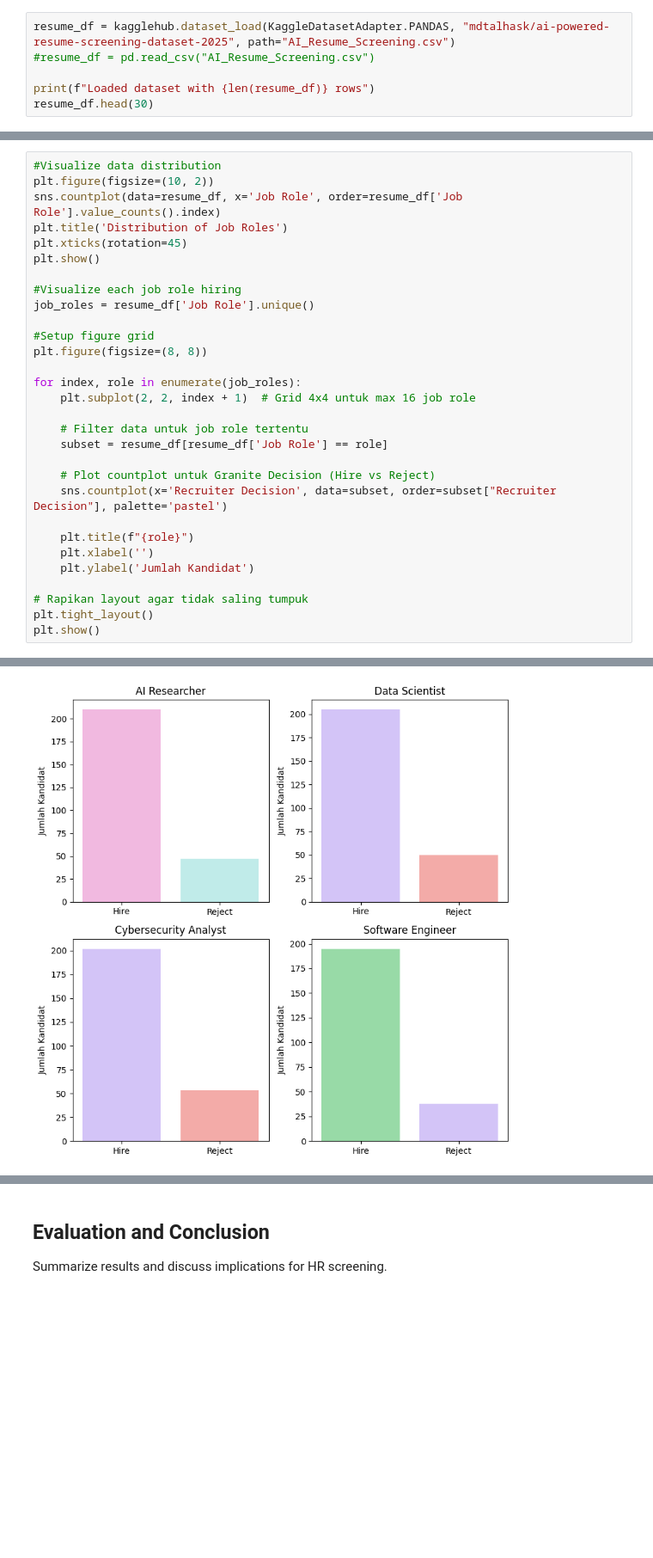
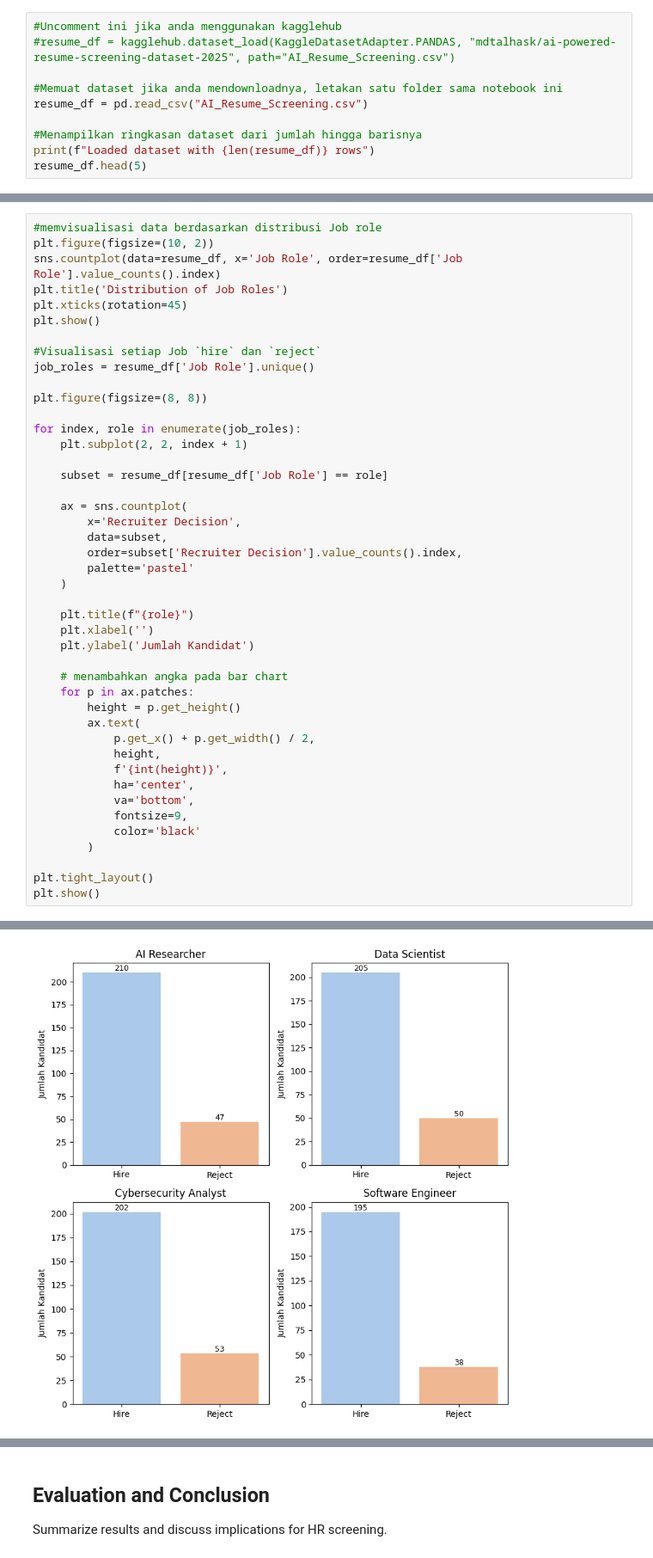
Before and after one commit to hanifnurfai/HireScope, a Jupyter notebook: HireScope_GranitePipeline.ipynb, the cells around one changed output, grey strips where cells are left out. Shown at 86% size. Saved outputs shown, nothing was run; the diff lists cells and outputs as text; blank space fills up the shorter version.

Commit message:
reformat notebook

```diff
--- a/HireScope_GranitePipeline.ipynb
+++ b/HireScope_GranitePipeline.ipynb
@@ -43,9 +52,13 @@ Load the resume dataset from Kaggle and preview.
 # %%
-resume_df = kagglehub.dataset_load(KaggleDatasetAdapter.PANDAS, "mdtalhask/ai-powered-resume-screening-dataset-2025", path="AI_Resume_Screening.csv")
-#resume_df = pd.read_csv("AI_Resume_Screening.csv")
+#Uncomment ini jika anda menggunakan kagglehub
+#resume_df = kagglehub.dataset_load(KaggleDatasetAdapter.PANDAS, "mdtalhask/ai-powered-resume-screening-dataset-2025", path="AI_Resume_Screening.csv")
 
+#Memuat dataset jika anda mendownloadnya, letakan satu folder sama notebook ini
+resume_df = pd.read_csv("AI_Resume_Screening.csv")
+
+#Menampilkan ringkasan dataset dari jumlah hingga barisnya
 print(f"Loaded dataset with {len(resume_df)} rows")
-resume_df.head(30)
+resume_df.head(5)
 # %% [output]
 Loaded dataset with 1000 rows
 |  | Resume_ID | Name | Skills | Experience (Years) | Education | Certifications | Job Role | ... |
@@ -72,31 +74,45 @@ Visualize key distributions for better understanding.
 # %%
-#Visualize data distribution
+#memvisualisasi data berdasarkan distribusi Job role
 plt.figure(figsize=(10, 2))
 sns.countplot(data=resume_df, x='Job Role', order=resume_df['Job Role'].value_counts().index)
 plt.title('Distribution of Job Roles')
 plt.xticks(rotation=45)
 plt.show()
 
-#Visualize each job role hiring
+#Visualisasi setiap Job `hire` dan `reject`
 job_roles = resume_df['Job Role'].unique()
 
-#Setup figure grid
 plt.figure(figsize=(8, 8))
 
 for index, role in enumerate(job_roles):
-    plt.subplot(2, 2, index + 1)  # Grid 4x4 untuk max 16 job role
+    plt.subplot(2, 2, index + 1)
 
-    # Filter data untuk job role tertentu
     subset = resume_df[resume_df['Job Role'] == role]
 
-    # Plot countplot untuk Granite Decision (Hire vs Reject)
-    sns.countplot(x='Recruiter Decision', data=subset, order=subset["Recruiter Decision"], palette='pastel')
+    ax = sns.countplot(
+        x='Recruiter Decision',
+        data=subset,
+        order=subset['Recruiter Decision'].value_counts().index,
+        palette='pastel'
+    )
 
     plt.title(f"{role}")
     plt.xlabel('')
     plt.ylabel('Jumlah Kandidat')
 
-# Rapikan layout agar tidak saling tumpuk
+    # menambahkan angka pada bar chart
+    for p in ax.patches:
+        height = p.get_height()
+        ax.text(
+            p.get_x() + p.get_width() / 2,
+            height,
+            f'{int(height)}',
+            ha='center',
+            va='bottom',
+            fontsize=9,
+            color='black'
+        )
+
 plt.tight_layout()
 plt.show()
 # %% [output]
@@ -119 +135 @@ Passing `palette` without assigning `hue` is deprecated and will be removed in v
-[figure, old version]
+[figure, new version]
```
Also changed, not shown: parts of 21 cells of this notebook.
